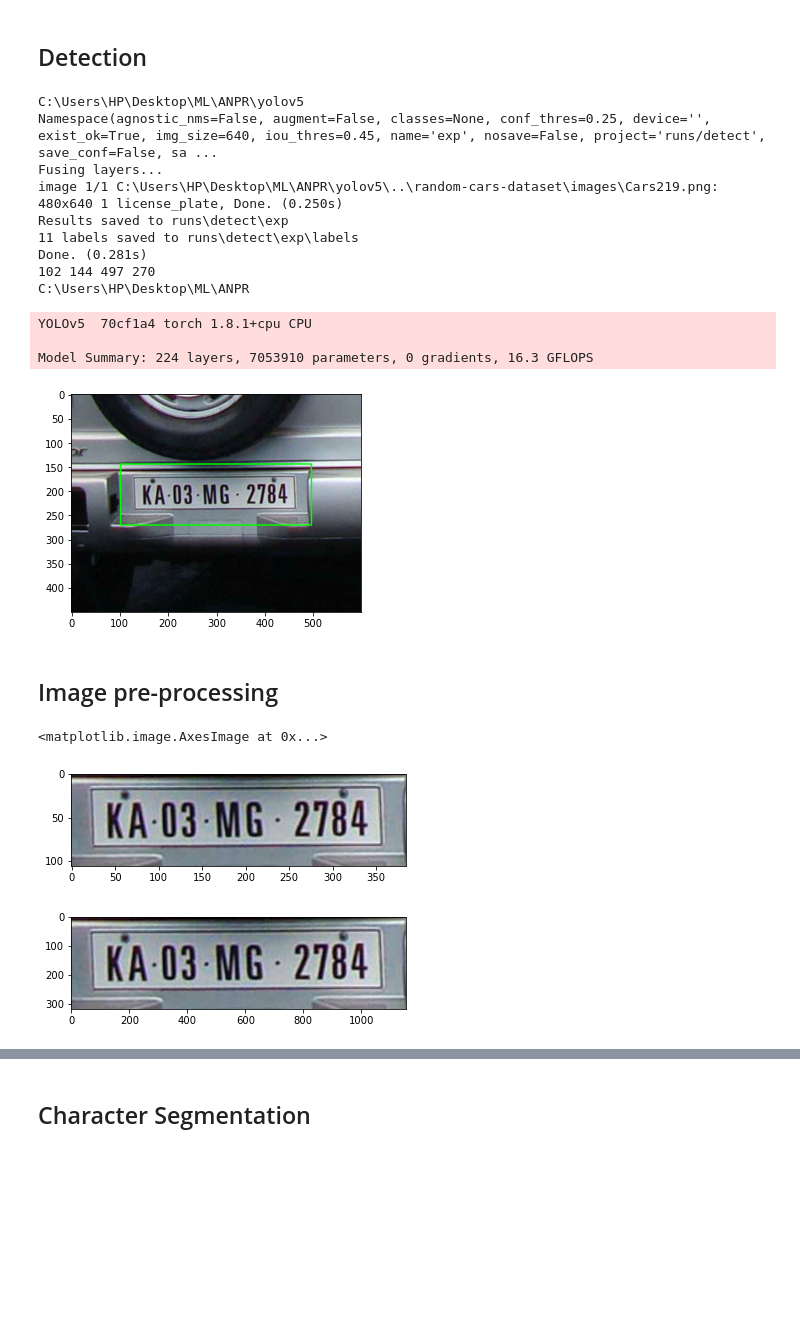
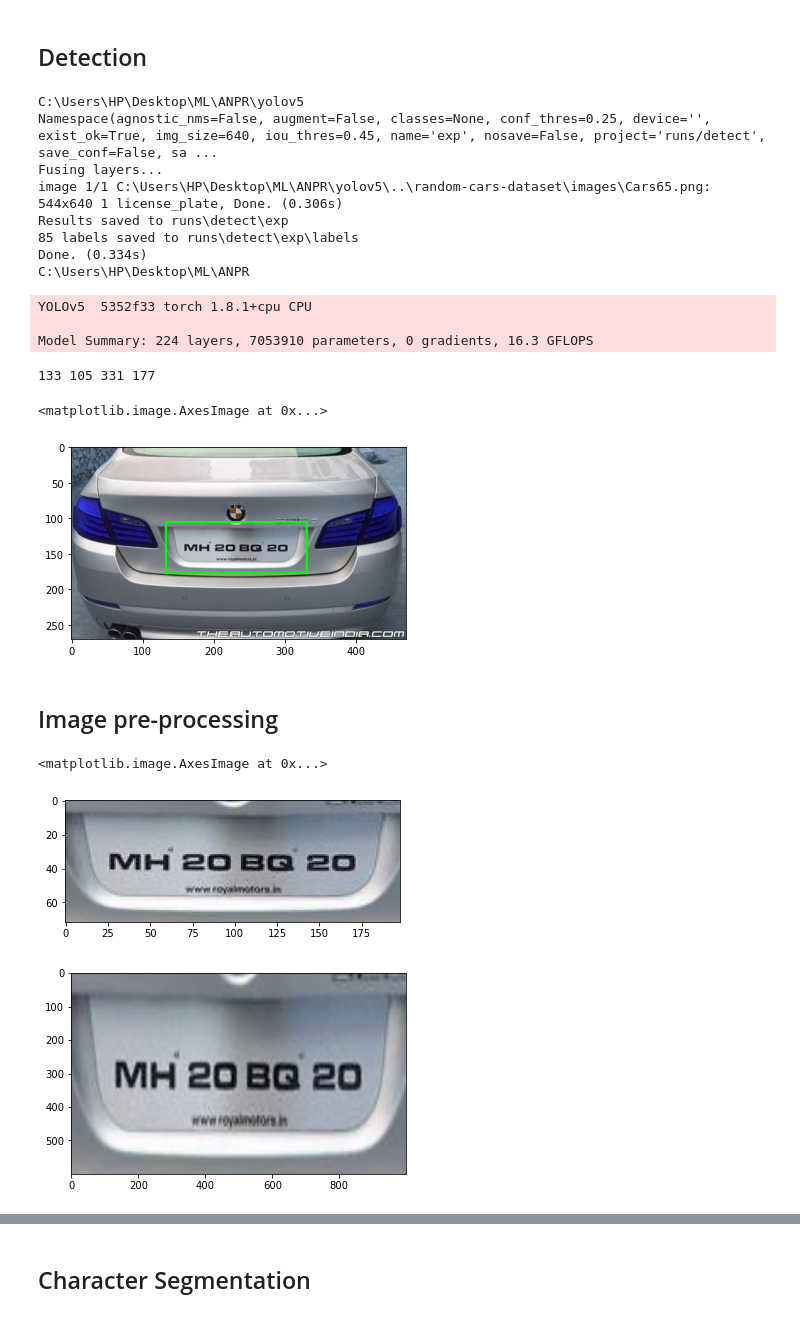
Before and after one commit to yashgupta417/ANPR, a Jupyter notebook: run.ipynb, the cells around one changed output, grey strips where cells are left out. Saved outputs shown, nothing was run; the diff lists cells and outputs as text; code cells hidden in the pictures; blank space fills up the shorter version.

Commit message:
model perf improved

```diff
--- a/run.ipynb
+++ b/run.ipynb
@@ -19,8 +19,11 @@ images=[f for f in os.listdir(IMAGES_DIR_PATH)]
 from random import randint
 
 #randomly selecting an image
-index=randint(0,len(images)-1)
-img_path=f'{IMAGES_DIR_PATH}/{images[index]}'
+# index=randint(0,len(images)-1)
+# img_path=f'{IMAGES_DIR_PATH}/{images[index]}'
+
+f_name='Cars107'
+img_path=f'{IMAGES_DIR_PATH}/{f_name}.png'
 
 #getting image size
 im = Image.open(img_path)
@@ -43,68 +46,72 @@ width: 600, height: 450
 # %% [markdown]
 ## Detection
+# %%
+%cd yolov5
+!python detect.py --weights ./runs/train/exp/weights/best.pt --source ../{img_path} --save-txt --exist-ok
+%cd ..
+# %% [output]
+C:\Users\HP\Desktop\ML\ANPR\yolov5
+Namespace(agnostic_nms=False, augment=False, classes=None, conf_thres=0.25, device='', exist_ok=True, img_size=640, iou_thres=0.45, name='exp', nosave=False, project='runs/detect', save_conf=False, sa ...
+Fusing layers...
+image 1/1 C:\Users\HP\Desktop\ML\ANPR\yolov5\..\random-cars-dataset\images\Cars65.png: 544x640 1 license_plate, Done. (0.306s)
+Results saved to runs\detect\exp
+85 labels saved to runs\detect\exp\labels
+Done. (0.334s)
+C:\Users\HP\Desktop\ML\ANPR
+YOLOv5  5352f33 torch 1.8.1+cpu CPU
+
+Model Summary: 224 layers, 7053910 parameters, 0 gradients, 16.3 GFLOPS
 # %%
-%cd yolov5
-!python detect.py --weights ./runs/train/exp/weights/best.pt --source ../{img_path} --save-txt --exist-ok
-
 #opening predicting bounding box file
-f_name=images[index].split('.')[0]
-label_file=open(f'./runs/detect/exp/labels/{f_name}.txt')
+# f_name=images[index].split('.')[0]
+label_file=open(f'./yolov5/runs/detect/exp/labels/{f_name}.txt')
 
 #reading line
 s=label_file.readline().replace('\n','').split(' ')
 
 #******extracting bounding box********#
 s=[ float(i) for i in s]    #[conf center_x center_y width height]
 
 bottom_x=((2*s[1]+s[3])/2)
 top_x=bottom_x-s[3]
 
 bottom_y=((2*s[2]+s[4])/2)
 top_y=bottom_y-s[4]
 
 top_x=int(top_x*width)
 bottom_x=int(bottom_x*width)
 
 top_y=int(top_y*height)
 bottom_y=int(bottom_y*height)
 #*************************************#
 
 print(f'{top_x} {top_y} {bottom_x} {bottom_y}')
 
-img=cv2.rectangle(img,(top_x,top_y),(bottom_x,bottom_y),(0,255,0),2)
-plt.imshow(img)
+import copy
+img1=copy.copy(img)
 
-%cd ..
+img1=cv2.rectangle(img1,(top_x,top_y),(bottom_x,bottom_y),(0,255,0),2)
+plt.imshow(img1)
 # %% [output]
-C:\Users\HP\Desktop\ML\ANPR\yolov5
-Namespace(agnostic_nms=False, augment=False, classes=None, conf_thres=0.25, device='', exist_ok=True, img_size=640, iou_thres=0.45, name='exp', nosave=False, project='runs/detect', save_conf=False, sa ...
-Fusing layers...
-image 1/1 C:\Users\HP\Desktop\ML\ANPR\yolov5\..\random-cars-dataset\images\Cars219.png: 480x640 1 license_plate, Done. (0.250s)
-Results saved to runs\detect\exp
-11 labels saved to runs\detect\exp\labels
-Done. (0.281s)
-102 144 497 270
-C:\Users\HP\Desktop\ML\ANPR
+133 105 331 177
-YOLOv5  70cf1a4 torch 1.8.1+cpu CPU
-
-Model Summary: 224 layers, 7053910 parameters, 0 gradients, 16.3 GFLOPS
+<matplotlib.image.AxesImage at 0x...>
-[figure, old version]
+[figure, new version]
 # %% [markdown]
 ## Image pre-processing
 # %%
 #cropping the license plate from the original image
-plate=img[top_y+10:bottom_y-10,top_x+5:bottom_x-5]
+plate=img[top_y:bottom_y,top_x:bottom_x]
 plt.imshow(plate)
 # %% [output]
 <matplotlib.image.AxesImage at 0x...>
-[figure, old version]
+[figure, new version]
 # %%
 # resize image to three times as large as original for better readability
-plate=cv2.resize(plate,None,fx=3,fy=3,interpolation=cv2.INTER_CUBIC)
+plate=cv2.resize(plate,(1000,600),interpolation=cv2.INTER_LINEAR)
 plt.imshow(plate,cmap="gray")
 
 #storing plate copy for displaying segmentation
 import copy
 plate_copy=copy.copy(plate)
 # %% [output]
-[figure, old version]
+[figure, new version]
```
Also changed, not shown: parts of 9 cells of this notebook, 17 other files.
